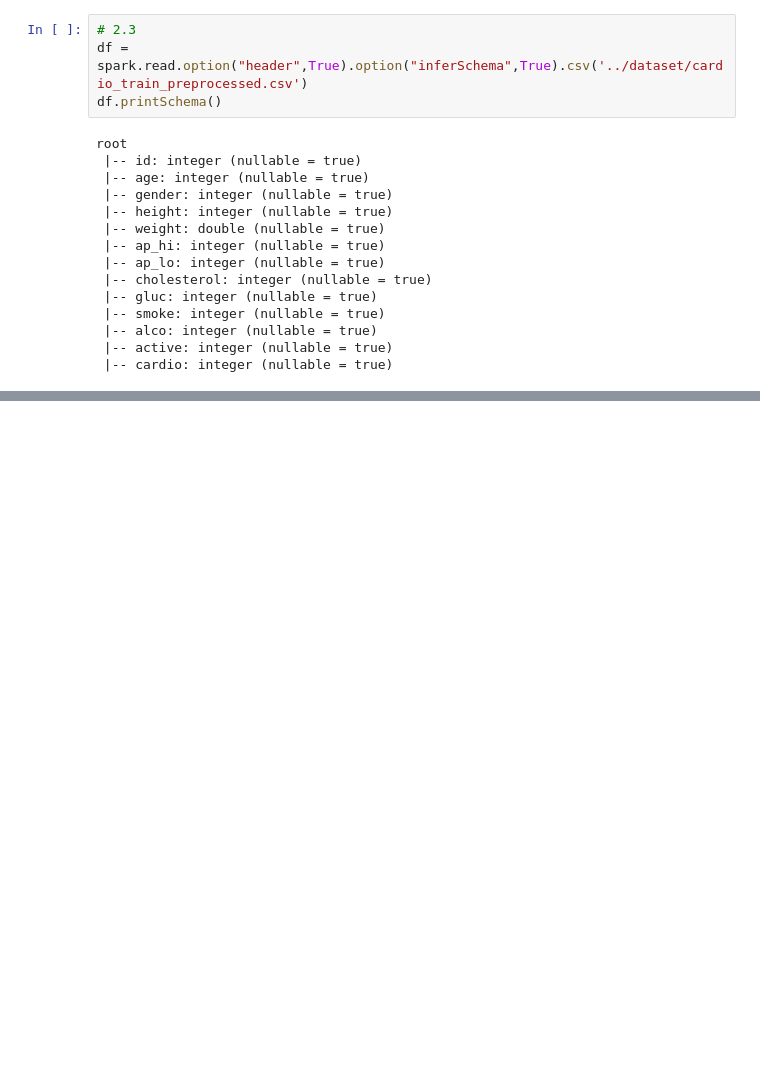
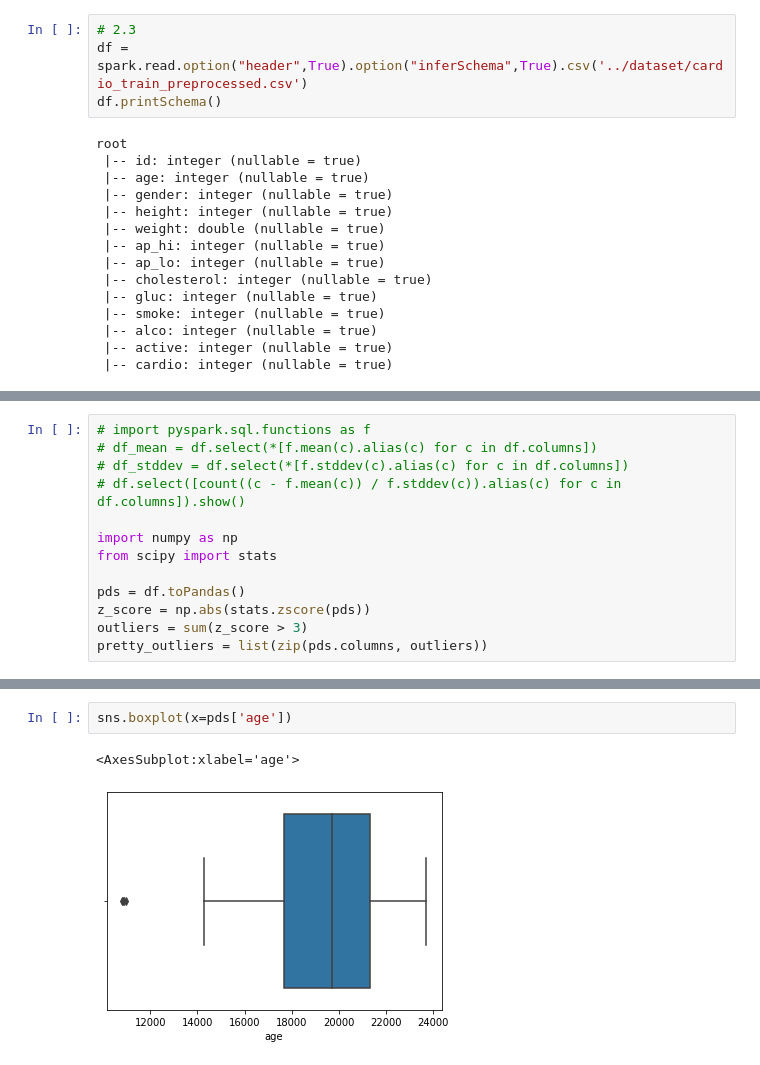
Before and after one commit to ydai992-uoa/INFOSYS722-BDAS, a Jupyter notebook: code/BDAS.ipynb, the cells around one changed output, grey strips where cells are left out. Cells and saved outputs as stored; diff of their text form; blank space fills up the shorter version.

```diff
--- a/code/BDAS.ipynb
+++ b/code/BDAS.ipynb
@@ -117,0 +93,13 @@ ImportError: No module named 'pyspark'
+# %%
+# import pyspark.sql.functions as f
+# df_mean = df.select(*[f.mean(c).alias(c) for c in df.columns])
+# df_stddev = df.select(*[f.stddev(c).alias(c) for c in df.columns])
+# df.select([count((c - f.mean(c)) / f.stddev(c)).alias(c) for c in df.columns]).show()
+
+import numpy as np
+from scipy import stats
+
+pds = df.toPandas()
+z_score = np.abs(stats.zscore(pds))
+outliers = sum(z_score > 3)
+pretty_outliers = list(zip(pds.columns, outliers))
@@ -117,0 +119,5 @@ ImportError: No module named 'pyspark'
+# %%
+sns.boxplot(x=pds['age'])
+# %% [output]
+<AxesSubplot:xlabel='age'>
+[figure, added]
```
Also changed, not shown: parts of 9 cells of this notebook.
